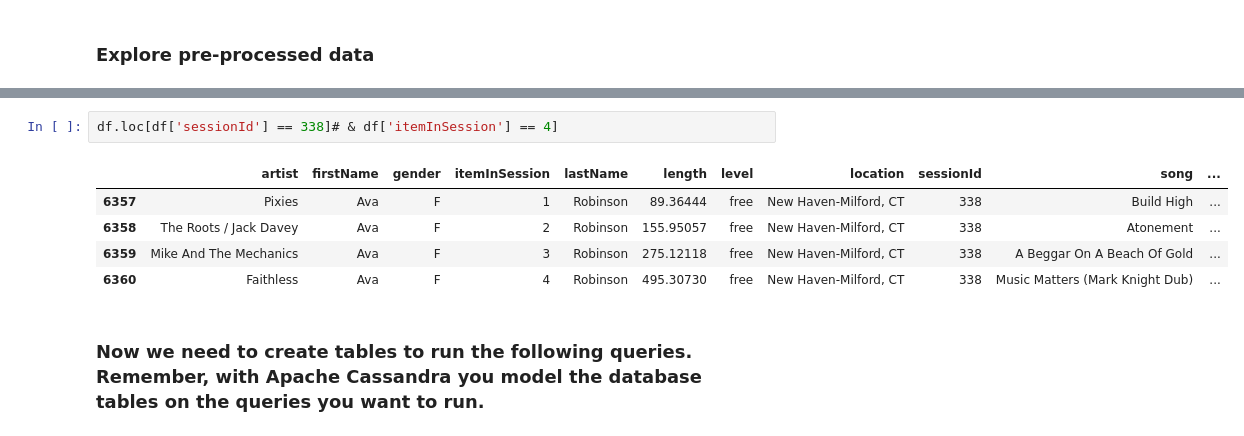
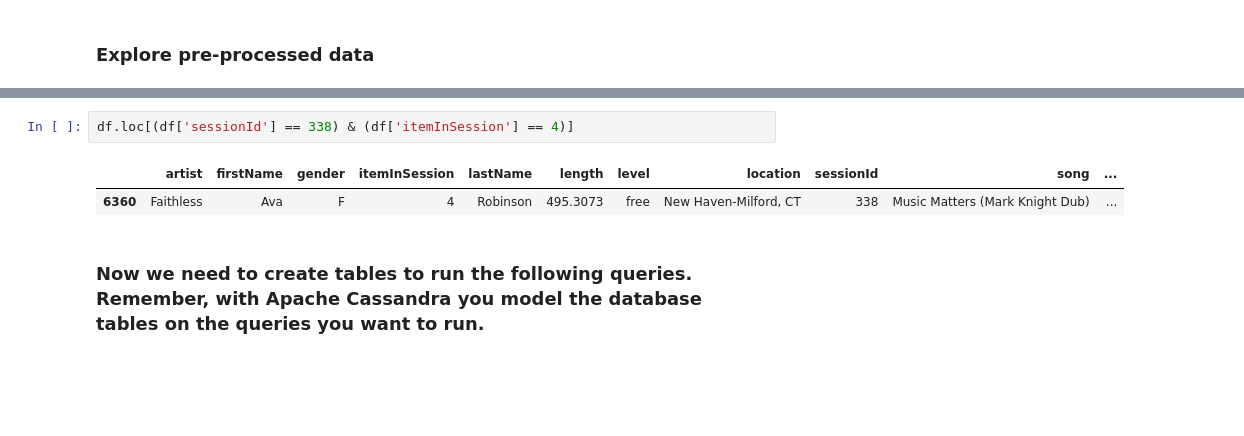
Before and after one commit to Diodak92/Data-Engineering-with-AWS, a Jupyter notebook: data_modeling_project_1/Project_1B_ Project_Template.ipynb, the cells around one changed output, grey strips where cells are left out. Cells and saved outputs as stored; diff of their text form; blank space fills up the shorter version.

Commit message:
Fixed small bugs related with creating tables and inserting data

```diff
--- a/data_modeling_project_1/Project_1B_ Project_Template.ipynb
+++ b/data_modeling_project_1/Project_1B_ Project_Template.ipynb
@@ -158,13 +157,10 @@ df.head()
 | 3 | Sony Wonder | Samuel | M | 0 | Gonzalez | 218.06975 | free | Houston-The Woodlands-Sugar Land, TX | 597 | Blackbird | ... |
 | 4 | Van Halen | Tegan | F | 2 | Levine | 289.38404 | paid | Portland-South Portland, ME | 602 | Best Of Both Worlds (Remastered A... | ... |
 # %%
-df.loc[df['sessionId'] == 338]# & df['itemInSession'] == 4]
+df.loc[(df['sessionId'] == 338) & (df['itemInSession'] == 4)]
 # %% [output]
 |  | artist | firstName | gender | itemInSession | lastName | length | level | location | sessionId | song | ... |
-| 6357 | Pixies | Ava | F | 1 | Robinson | 89.36444 | free | New Haven-Milford, CT | 338 | Build High | ... |
-| 6358 | The Roots / Jack Davey | Ava | F | 2 | Robinson | 155.95057 | free | New Haven-Milford, CT | 338 | Atonement | ... |
-| 6359 | Mike And The Mechanics | Ava | F | 3 | Robinson | 275.12118 | free | New Haven-Milford, CT | 338 | A Beggar On A Beach Of Gold | ... |
-| 6360 | Faithless | Ava | F | 4 | Robinson | 495.30730 | free | New Haven-Milford, CT | 338 | Music Matters (Mark Knight Dub) | ... |
+| 6360 | Faithless | Ava | F | 4 | Robinson | 495.3073 | free | New Haven-Milford, CT | 338 | Music Matters (Mark Knight Dub) | ... |
 # %% [markdown]
 ### Now we need to create tables to run the following queries. Remember, with Apache Cassandra you model the database tables on the queries you want to run.
 # %% [markdown]
```
Also changed, not shown: parts of 14 cells of this notebook.
